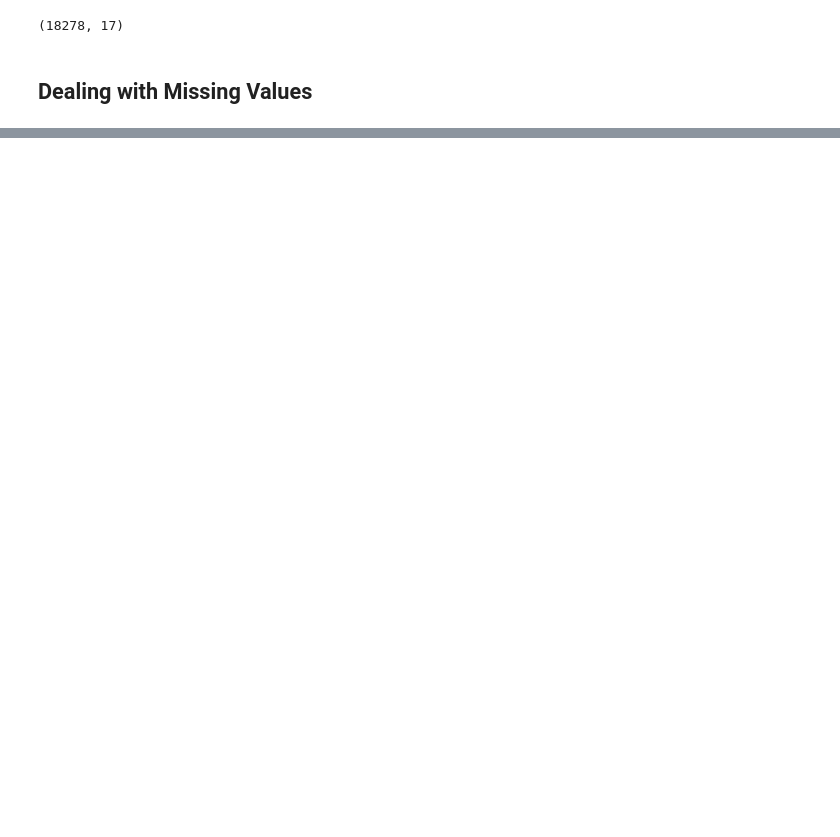
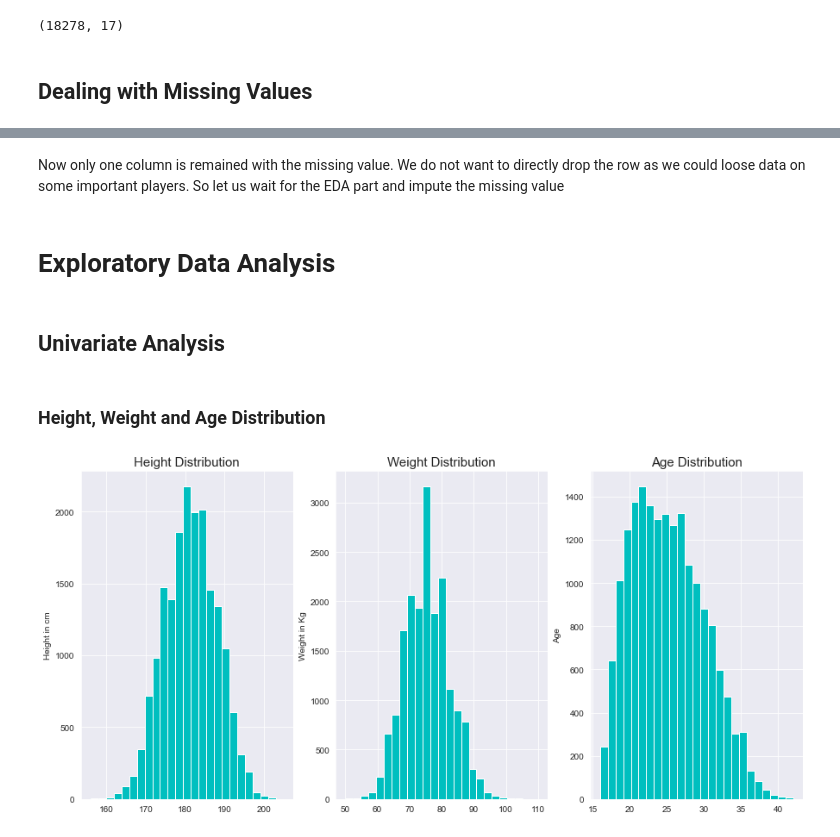
Before and after one commit to mdushetwar/Fifa-Players--EDA-Clustering, a Jupyter notebook: PRCP-1004-Fifa20.ipynb, the cells around one changed output, grey strips where cells are left out. Saved outputs shown, nothing was run; the diff lists cells and outputs as text; code cells hidden in the pictures; blank space fills up the shorter version.

```diff
--- a/PRCP-1004-Fifa20.ipynb
+++ b/PRCP-1004-Fifa20.ipynb
@@ -74,0 +158,4 @@ msno.matrix(fifa)
+# %%
+# deleting column 'nation_position'
+
+fifa.drop('nation_position', axis=1, inplace=True)
@@ -74,0 +164,2 @@ msno.matrix(fifa)
+# %%
+fifa['team_position']=fifa['team_position'].fillna('Not Given')
@@ -74,0 +181,26 @@ msno.matrix(fifa)
+# %% [markdown]
+Now only one column is remained with the missing value. We do not want to directly drop the row as we could loose data on some important players. So let us wait for the EDA part and impute the missing value
+# %% [markdown]
+# Exploratory Data Analysis
+# %% [markdown]
+## Univariate Analysis
+# %% [markdown]
+### Height, Weight and Age Distribution
+# %%
+plt.figure(figsize=(15,7))
+plt.subplot(1,3,1)
+plt.hist(fifa['height_cm'], bins=25, color='c')
+plt.ylabel('Height in cm')
+plt.title('Height Distribution'.title(), fontsize=15)
+
+plt.subplot(1,3,2)
+plt.hist(fifa['weight_kg'], bins=25, color='c')
+plt.ylabel('Weight in Kg')
+plt.title('Weight Distribution'.title(), fontsize=15)
+
+plt.subplot(1,3,3)
+plt.hist(fifa['age'], bins=25, color='c')
+plt.ylabel('Age')
+plt.title('Age Distribution'.title(), fontsize=15);
+# %% [output]
+[figure, added]
```
Also changed, not shown: parts of 26 cells of this notebook.
